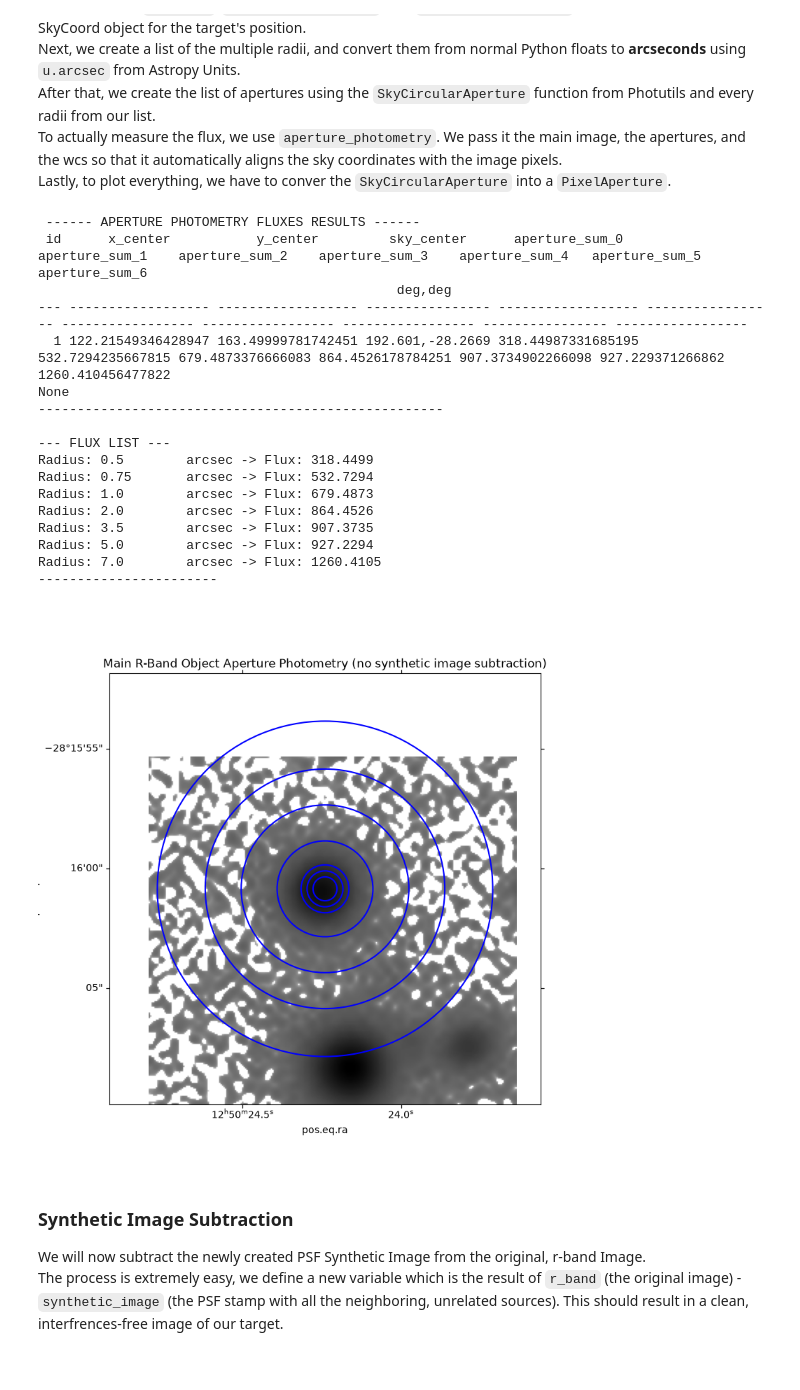
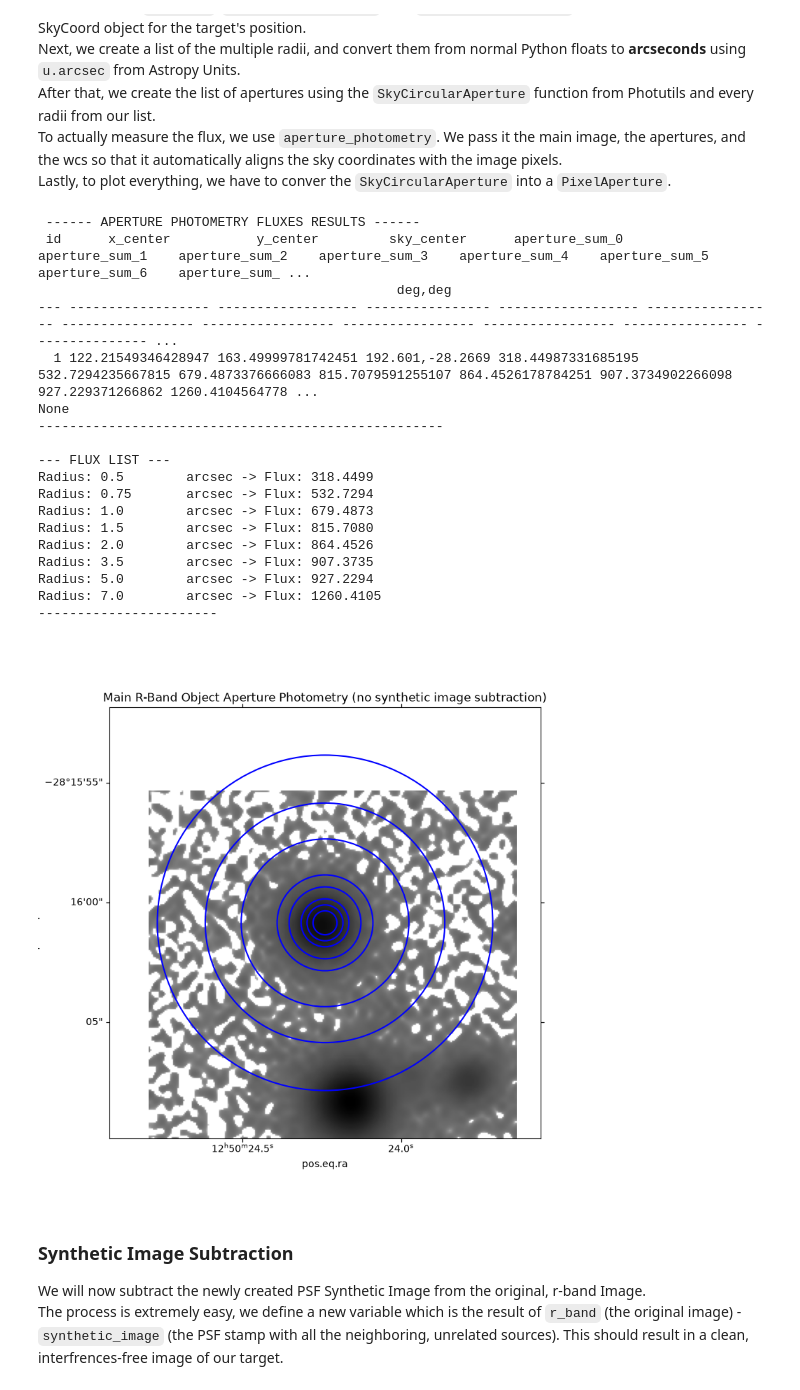
Before and after one commit to valerio-d/MPE_Internship, a Jupyter notebook: Project.ipynb, the cells around one changed output. Saved outputs shown, nothing was run; the diff lists cells and outputs as text; code cells hidden in the pictures.

```diff
--- a/Project.ipynb
+++ b/Project.ipynb
@@ -475,7 +561,7 @@ with fits.open(main_image_cutout) as hdu_list: #use with to safely close the fil
 
 main_object_position = SkyCoord(ra=main_object_ra, dec=main_object_dec, unit='deg')
 
-apflux_radii = [0.5, 0.75, 1.0, 2.0, 3.5, 5.0, 7.0] * u.arcsec
+apflux_radii = [0.5, 0.75, 1.0, 1.5, 2.0, 3.5, 5.0, 7.0] * u.arcsec
 
 original_apertures = [SkyCircularAperture(main_object_position, r) for r in apflux_radii]
 #for apflux in original_apertures:
@@ -495,37 +581,38 @@ print("-----------------------\n")
 
 fig = plt.figure(figsize=(8,8))
 ax = fig.add_subplot(1, 1, 1, projection=wcs_2) #setting the plot with the correct celestial alignment
 ax.imshow(r_band_2d, cmap = 'Greys', norm = LogNorm(), origin = 'lower') #showing the main image
 
 #convert the sky circles to pixel circles and draw them
 for sky_aperture in original_apertures:
     pixel_aperture = sky_aperture.to_pixel(wcs_2)
     pixel_aperture.plot(ax=ax, color='blue', lw=1.5)
 
 pixel_position = main_object_position.to_pixel(wcs_2)
 ax.set_xlim(pixel_position[0] - 150, pixel_position[0] + 150) #zooming in slightly
 ax.set_ylim(pixel_position[1] - 150, pixel_position[1] + 150)
 plt.title("Main R-Band Object Aperture Photometry (no synthetic image subtraction)")
 plt.show()
 # %% [output]
  ------ APERTURE PHOTOMETRY FLUXES RESULTS ------
- id      x_center           y_center         sky_center      aperture_sum_0     aperture_sum_1    aperture_sum_2    aperture_sum_3    aperture_sum_4   aperture_sum_5    aperture_sum_6
+ id      x_center           y_center         sky_center      aperture_sum_0     aperture_sum_1    aperture_sum_2    aperture_sum_3    aperture_sum_4    aperture_sum_5   aperture_sum_6    aperture_sum_ ...
                                               deg,deg
---- ------------------ ------------------ ---------------- ------------------ ----------------- ----------------- ----------------- ----------------- ---------------- -----------------
-  1 122.21549346428947 163.49999781742451 192.601,-28.2669 318.44987331685195 532.7294235667815 679.4873376666083 864.4526178784251 907.3734902266098 927.229371266862 1260.410456477822
+--- ------------------ ------------------ ---------------- ------------------ ----------------- ----------------- ----------------- ----------------- ----------------- ---------------- --------------- ...
+  1 122.21549346428947 163.49999781742451 192.601,-28.2669 318.44987331685195 532.7294235667815 679.4873376666083 815.7079591255107 864.4526178784251 907.3734902266098 927.229371266862 1260.4104564778 ...
 None
 ----------------------------------------------------
 
 --- FLUX LIST ---
 Radius: 0.5        arcsec -> Flux: 318.4499
 Radius: 0.75       arcsec -> Flux: 532.7294
 Radius: 1.0        arcsec -> Flux: 679.4873
+Radius: 1.5        arcsec -> Flux: 815.7080
 Radius: 2.0        arcsec -> Flux: 864.4526
 Radius: 3.5        arcsec -> Flux: 907.3735
 Radius: 5.0        arcsec -> Flux: 927.2294
 Radius: 7.0        arcsec -> Flux: 1260.4105
 -----------------------
-[figure, old version]
+[figure, new version]
 # %% [markdown]
 ### Synthetic Image Subtraction
 We will now subtract the newly created PSF Synthetic Image from the original, r-band Image. <br>
```
Also changed, not shown: parts of 4 cells of this notebook.
